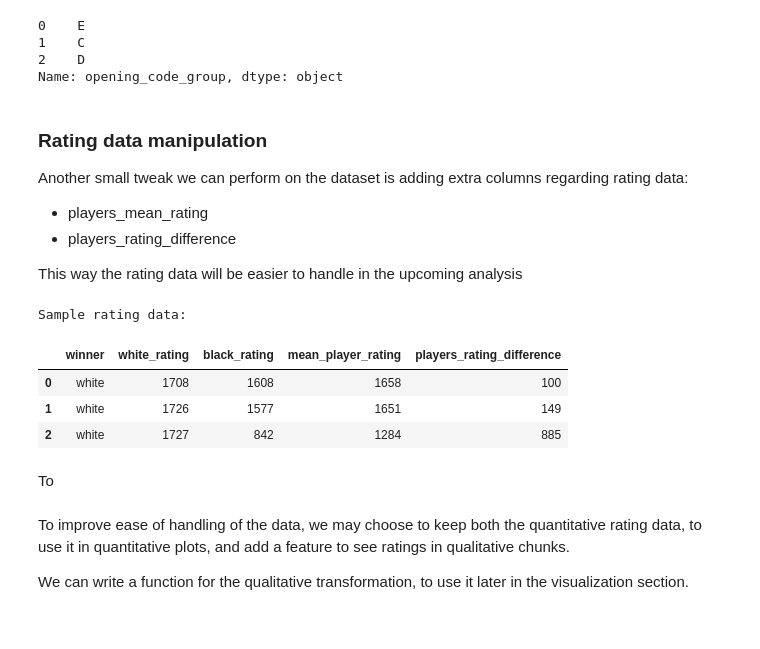
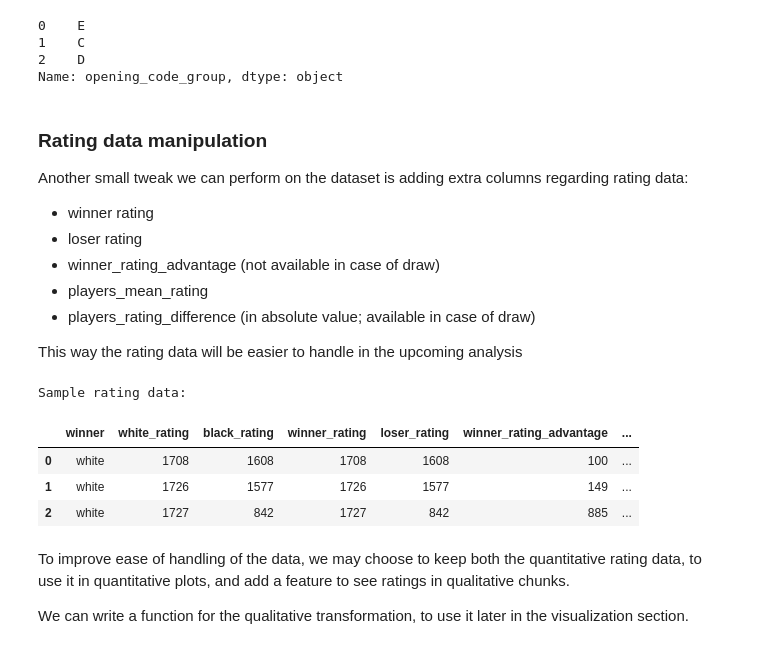
Before and after one commit to lamparelli/chess-data-analysis, a Jupyter notebook: main.ipynb, the cells around one changed output. Drawn from its saved outputs; the diff is of its cells as text; code cells hidden in the pictures.

Commit message:
extracted additional columns with rating info

```diff
--- a/main.ipynb
+++ b/main.ipynb
@@ -776,24 +776,37 @@ Name: opening_code_group, dtype: object
 ### Rating data manipulation
 
 Another small tweak we can perform on the dataset is adding extra columns regarding rating data:
+- winner rating
+- loser rating
+- winner_rating_advantage (not available in case of draw)
 - players_mean_rating
-- players_rating_difference
+- players_rating_difference (in absolute value; available in case of draw)
 
 This way the rating data will be easier to handle in the upcoming analysis
 # %%
+def getRating(game, winner = True):
+    if game["winner"] == winnerInCaseOfDraw:
+        return pd.NA
+    else:
+        if game["winner"] == whitePlayer:
+            return game["white_rating"] if winner else game["black_rating"]
+        else:
+            return game["black_rating"] if winner else game["white_rating"]
+
+games["winner_rating"] = games.apply(lambda game: getRating(game), axis=1)
+games["loser_rating"] = games.apply(lambda game: getRating(game, False), axis=1)
+games["winner_rating_advantage"] = games["winner_rating"] - games["loser_rating"]
 games["mean_player_rating"] = games[["white_rating", "black_rating"]].mean(axis=1).astype(int)
 games["players_rating_difference"] = (games["white_rating"] - games["black_rating"]).abs()
 
 print("Sample rating data:")
-games[["winner", "white_rating", "black_rating", "mean_player_rating", "players_rating_difference"]].head(3)
+games[["winner", "white_rating", "black_rating", "winner_rating", "loser_rating", "winner_rating_advantage", "mean_player_rating", "players_rating_difference"]].head(3)
 # %% [output]
 Sample rating data:
-|  | winner | white_rating | black_rating | mean_player_rating | players_rating_difference |
-| 0 | white | 1708 | 1608 | 1658 | 100 |
-| 1 | white | 1726 | 1577 | 1651 | 149 |
-| 2 | white | 1727 | 842 | 1284 | 885 |
+|  | winner | white_rating | black_rating | winner_rating | loser_rating | winner_rating_advantage | ... |
+| 0 | white | 1708 | 1608 | 1708 | 1608 | 100 | ... |
+| 1 | white | 1726 | 1577 | 1726 | 1577 | 149 | ... |
+| 2 | white | 1727 | 842 | 1727 | 842 | 885 | ... |
-# %% [markdown]
-To
 # %% [markdown]
 To improve ease of handling of the data, we may choose to keep both the quantitative rating data, to use it in quantitative plots, and add a feature to see ratings in qualitative chunks.
 
```
